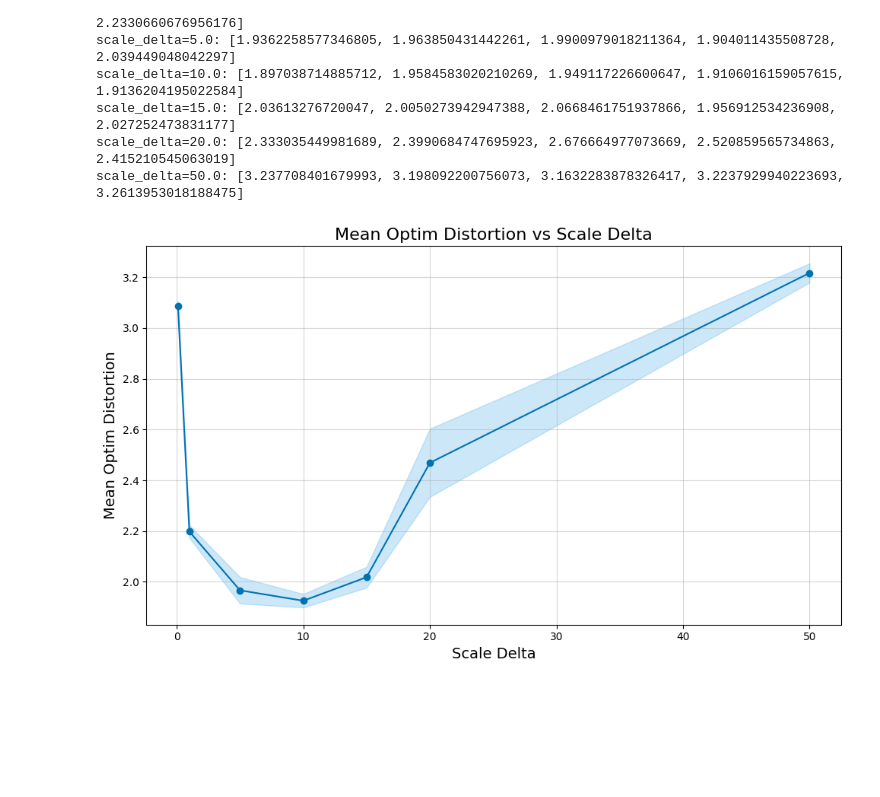
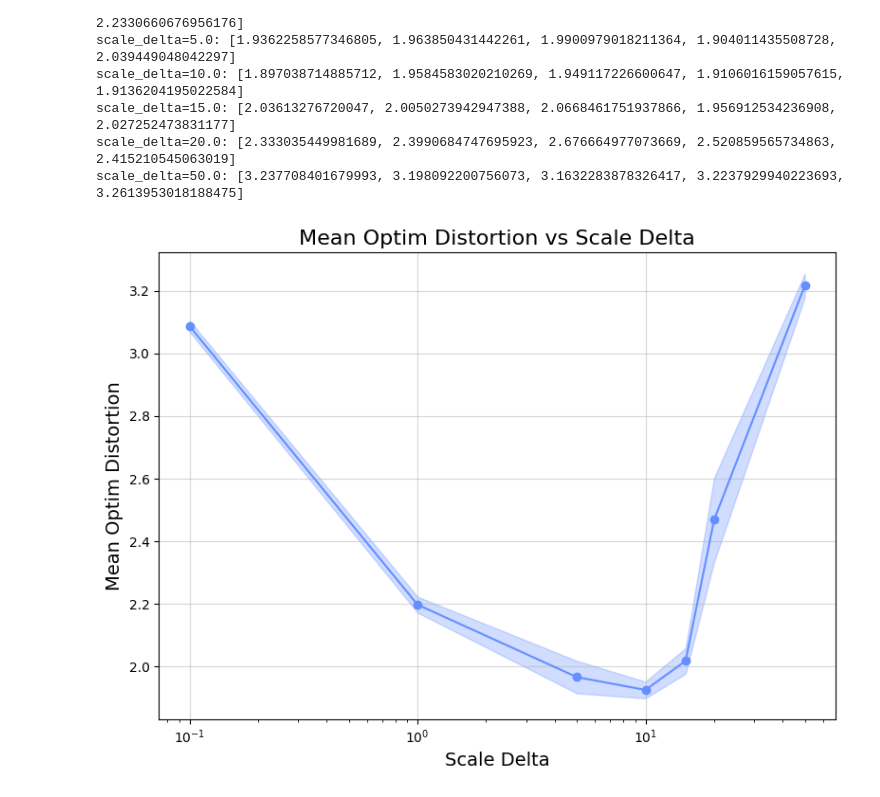
Before and after one commit to pierrehouedry/DifferentiableHyperbolicity, a Jupyter notebook: hyperbolicity/expes/figures/sensibility_analysis_sd.ipynb, the cells around one changed output. Saved outputs shown, nothing was run; the diff lists cells and outputs as text; code cells hidden in the pictures; blank space fills up the shorter version.

Commit message:
more figures

```diff
--- a/hyperbolicity/expes/figures/sensibility_analysis_sd.ipynb
+++ b/hyperbolicity/expes/figures/sensibility_analysis_sd.ipynb
@@ -47,24 +47,25 @@ scale_delta=50.0: [3.237708401679993, 3.198092200756073, 3.1632283878326417, 3.2
 # %%
 scale_deltas = sorted(results_dict.keys())
 means = [sum(distortions) / len(distortions) for distortions in results_dict.values()]
 stds = [pd.Series(distortions).std() for distortions in results_dict.values()]
 
-plt.figure(figsize=(10, 6))
-plt.plot(scale_deltas, means, label='Mean Optim Distortion', color='#0072B2',  marker='o')
+plt.figure(figsize=(8, 6))
+plt.plot(scale_deltas, means, label='Mean Optim Distortion', color='#648FFF',  marker='o')
 plt.fill_between(scale_deltas,
                  [m - s for m, s in zip(means, stds)],
                  [m + s for m, s in zip(means, stds)],
-                 color='#56B4E9', alpha=0.3, label='±1 Std Dev')
+                 color='#648FFF', alpha=0.3, label='±1 Std Dev')
 
 # Add labels and title
 plt.xlabel('Scale Delta', fontsize=14)
+plt.xscale('log')
 plt.ylabel('Mean Optim Distortion', fontsize=14)
 plt.title('Mean Optim Distortion vs Scale Delta', fontsize=16)
 legend = plt.legend(fontsize=12)
 legend.remove()
 plt.grid(alpha=0.5)
 plt.tight_layout()
 tikzplotlib.save("sensibility_analysis_sd_plot.tex")
 plt.show()
 # %% [output]
-[figure, old version]
+[figure, new version]
```
Also changed, not shown: 14 other files.
